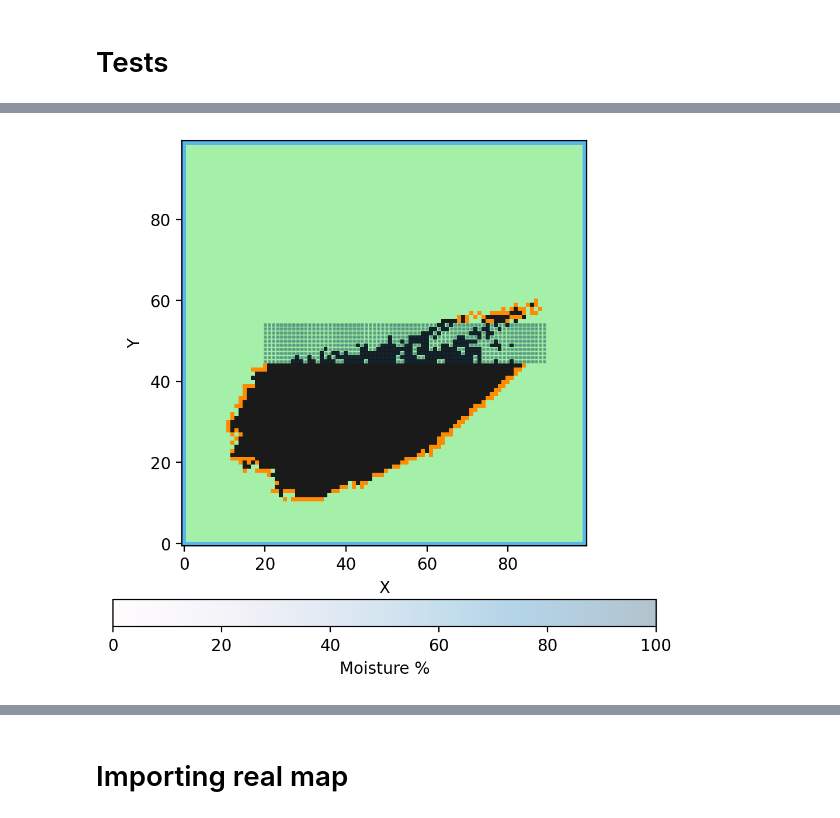
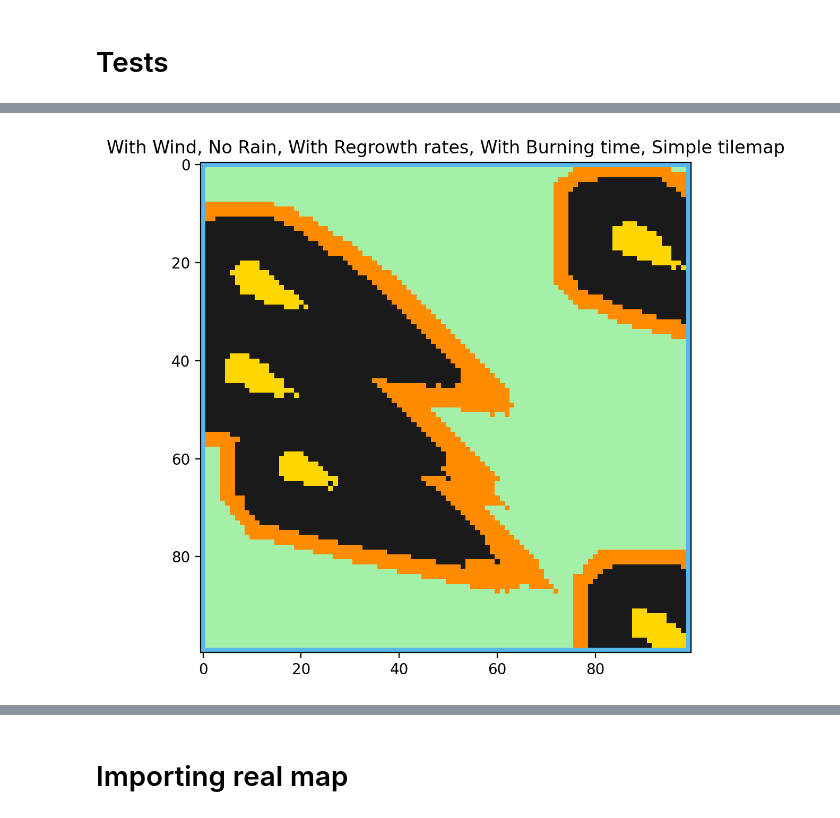
Before and after one commit to Liang-Hao24/Industrial_math_project_2-G-9-, a Jupyter notebook: Project 2/ForestFires_basic.ipynb, the cells around one changed output, grey strips where cells are left out. Cells and saved outputs as stored; diff of their text form; code cells hidden in the pictures.

```diff
--- a/Project 2/ForestFires_basic.ipynb
+++ b/Project 2/ForestFires_basic.ipynb
@@ -568,3 +589,34 @@ def step_wind(forest, wind, wind_parameters, fire_exposure_radius, rain, rain_pa
     return next_forest
 # %% [markdown]
 # Tests
+# %%
+# set an initial board
+# set a number of steps
+# set up a figure
+# do the animation
+import matplotlib.animation as animation
+
+board = random_forest_fire([100, 100], 0.003)
+# board = localized_forest_fire([100,100], 30, 30, (1,1))
+
+constant_wind(board, 0, 0)
+# vortex_wind(board, 25, 25, 2)
+
+# fig, ax = plt.subplots()
+img = plot_board(board)
+# display(fig)
+plt.pause(0.2)
+clear_output(wait=True)
+
+n_steps = 10
+
+for i_step in range(n_steps):
+    board = step(board, 0)
+    # board = step_wind(board, constant_wind, [0, 0], 2, constant_rain, [0, 0, (0, 0), 0], 0, 0, 0)
+
+    img = plot_board(board)
+    # img = plot_board_moisture(board, img)
+    img.set_title("Basic, No Wind, No Rain, No Regrowth rates, No Burning time, Simple tilemap")
+    plt.pause(0.05)
+    clear_output(wait=True)
+    # display(fig)
@@ -571,31 +625,33 @@ def step_wind(forest, wind, wind_parameters, fire_exposure_radius, rain, rain_pa
 # %%
 # set an initial board
 # set a number of steps
 # set up a figure
 # do the animation
 import matplotlib.animation as animation
 
-# board = random_forest_fire([100, 100], 0.003)
-board = localized_forest_fire([100,100], 30, 30, (2,2))
+board = random_forest_fire([100, 100], 0.0006)
+# board = localized_forest_fire([100,100], 30, 30, (1,1))
 
-constant_wind(board, 5, 2)
+constant_wind(board, 5, 3)
 # vortex_wind(board, 25, 25, 2)
 
 # fig, ax = plt.subplots()
 img = plot_board(board)
 # display(fig)
 plt.pause(0.2)
 clear_output(wait=True)
 
-n_steps = 20
+n_steps = 15
 
 for i_step in range(n_steps):
-    board = step_wind(board, constant_wind, [5, 2], 5, constant_rain, [45, 20, (10, 70), 5], 20, 15)
+    board = step_wind(board, constant_wind, [5, 2], 5, constant_rain, [0, 0, (0, 0), 0], 2, 8, 3)
+    # board = step_wind(board, constant_wind, [5, 2], 5, constant_rain, [45, 20, (10, 70), 5], 2, 100, 15)
 
     img = plot_board(board)
-    img = plot_board_moisture(board, img)
+    img.set_title("With Wind, No Rain, With Regrowth rates, With Burning time, Simple tilemap")
+    # img = plot_board_moisture(board, img)
     plt.pause(0.05)
     clear_output(wait=True)
     # display(fig)
 # %% [output]
-[figure, old version]
+[figure, new version]
```
Also changed, not shown: parts of 43 cells of this notebook, 4 other files.
